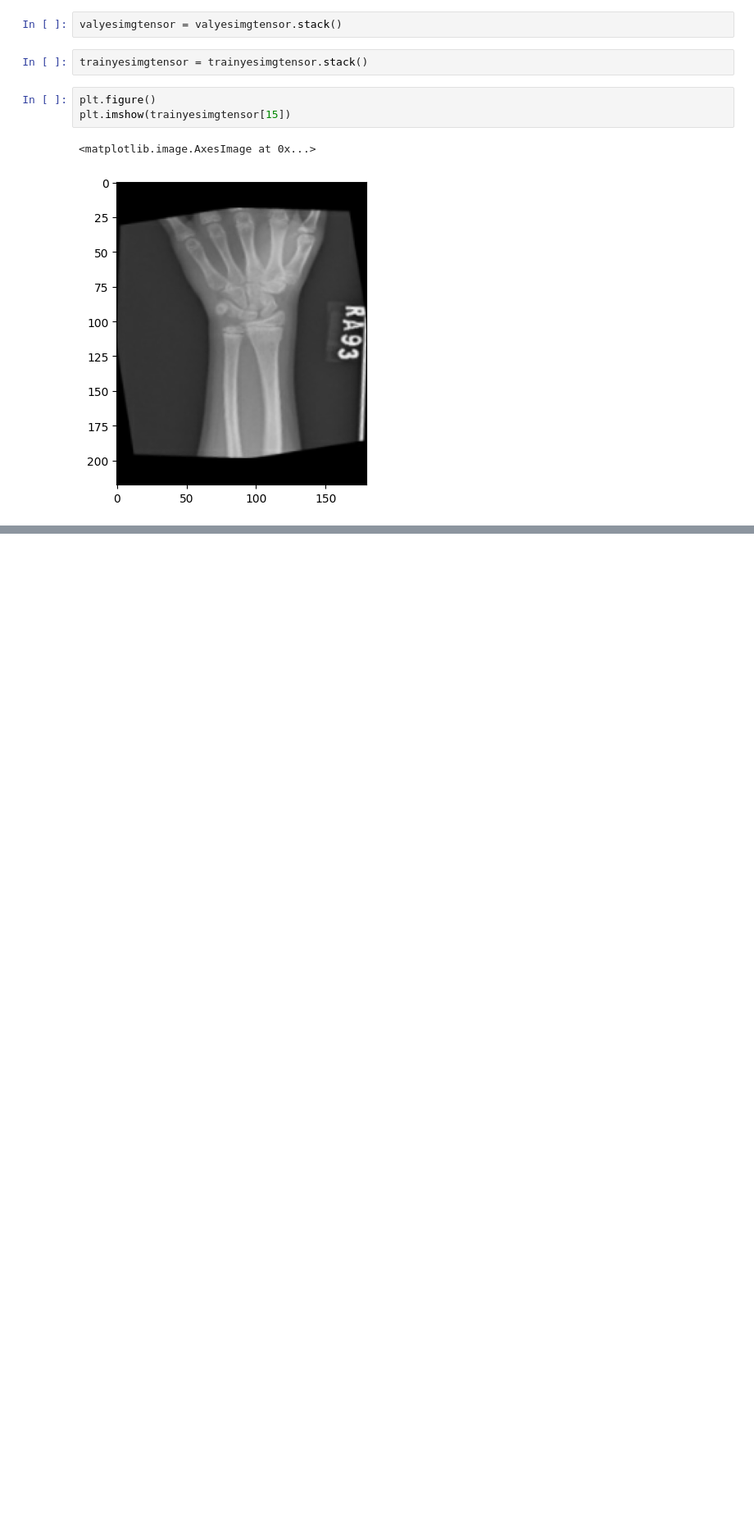
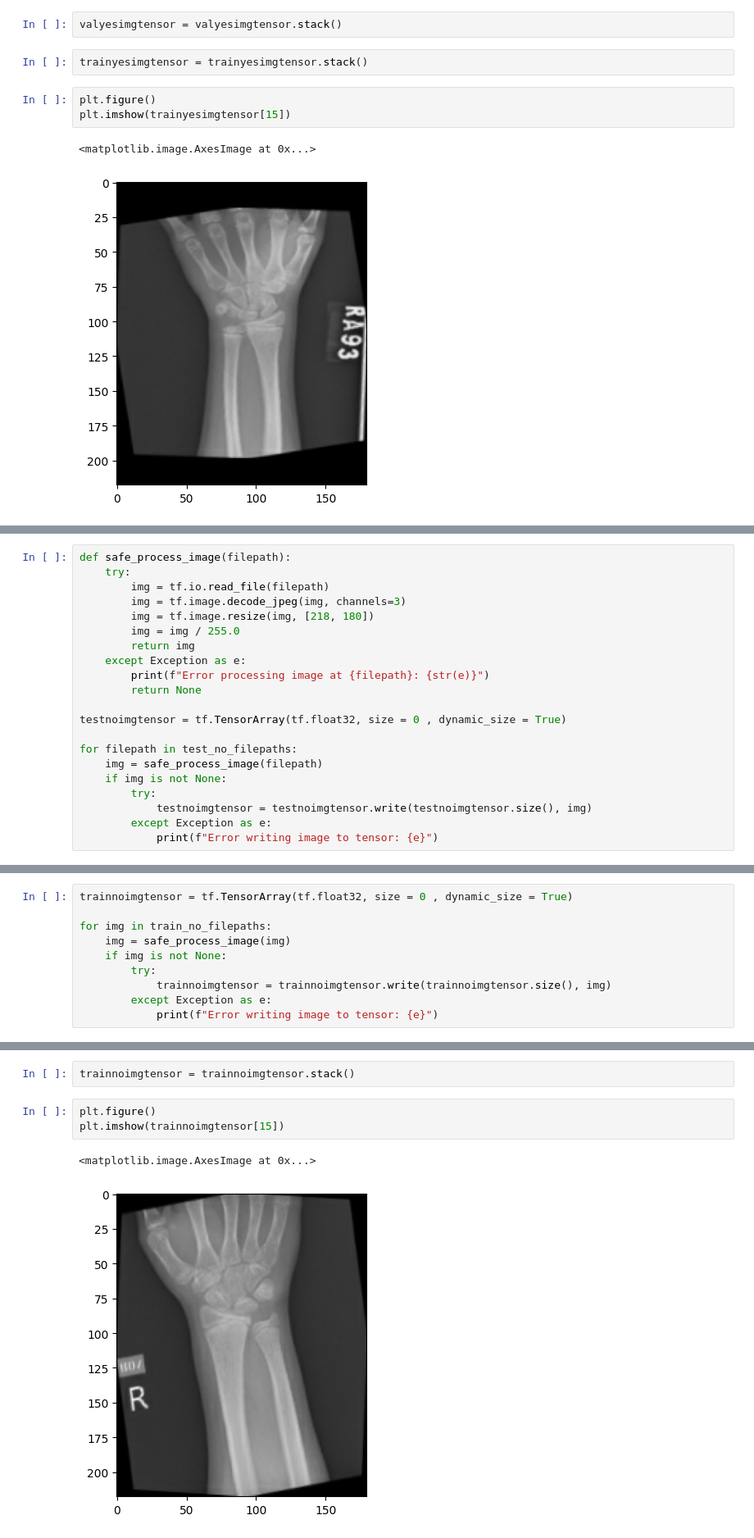
Before and after one commit to isthismanas/BoneFractureDetection, a Jupyter notebook: BoneFractureDetection.ipynb, the cells around one changed output, grey strips where cells are left out. Shown: that part at 82% size. Cells and saved outputs as stored; diff of their text form; blank space fills up the shorter version.

```diff
--- a/BoneFractureDetection.ipynb
+++ b/BoneFractureDetection.ipynb
@@ -66,0 +87,21 @@ plt.imshow(trainyesimgtensor[15])
+# %%
+def safe_process_image(filepath):
+    try:
+        img = tf.io.read_file(filepath)
+        img = tf.image.decode_jpeg(img, channels=3)
+        img = tf.image.resize(img, [218, 180])
+        img = img / 255.0
+        return img
+    except Exception as e:
+        print(f"Error processing image at {filepath}: {str(e)}")
+        return None
+
+testnoimgtensor = tf.TensorArray(tf.float32, size = 0 , dynamic_size = True)
+
+for filepath in test_no_filepaths:
+    img = safe_process_image(filepath)
+    if img is not None:
+        try:
+            testnoimgtensor = testnoimgtensor.write(testnoimgtensor.size(), img)
+        except Exception as e:
+            print(f"Error writing image to tensor: {e}")
@@ -66,0 +131,10 @@ plt.imshow(trainyesimgtensor[15])
+# %%
+trainnoimgtensor = tf.TensorArray(tf.float32, size = 0 , dynamic_size = True)
+
+for img in train_no_filepaths:
+    img = safe_process_image(img)
+    if img is not None:
+        try:
+            trainnoimgtensor = trainnoimgtensor.write(trainnoimgtensor.size(), img)
+        except Exception as e:
+            print(f"Error writing image to tensor: {e}")
@@ -66,0 +158,8 @@ plt.imshow(trainyesimgtensor[15])
+# %%
+trainnoimgtensor = trainnoimgtensor.stack()
+# %%
+plt.figure()
+plt.imshow(trainnoimgtensor[15])
+# %% [output]
+<matplotlib.image.AxesImage at 0x...>
+[figure, added]
```
Also changed, not shown: parts of 10 cells of this notebook.
